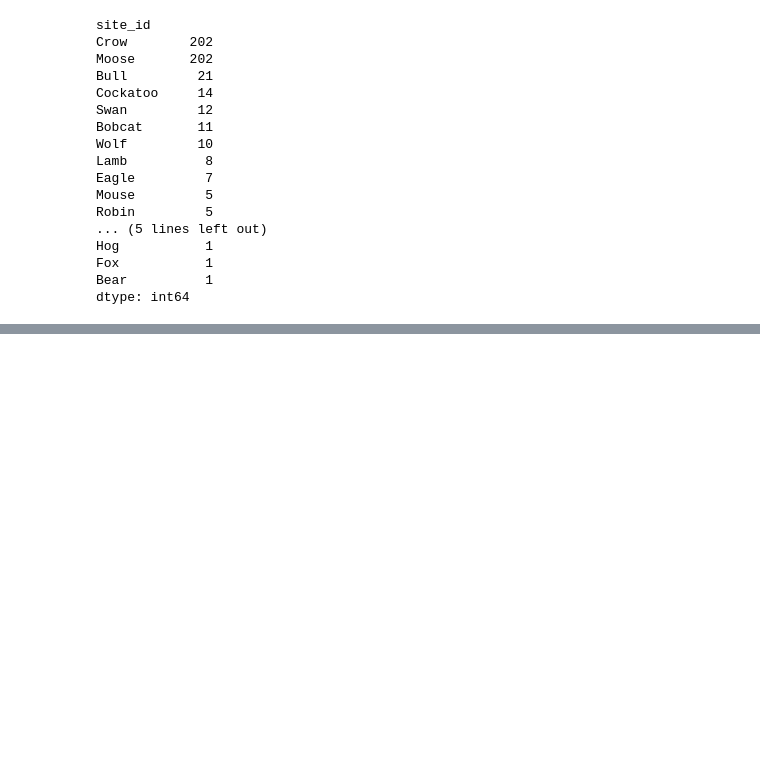
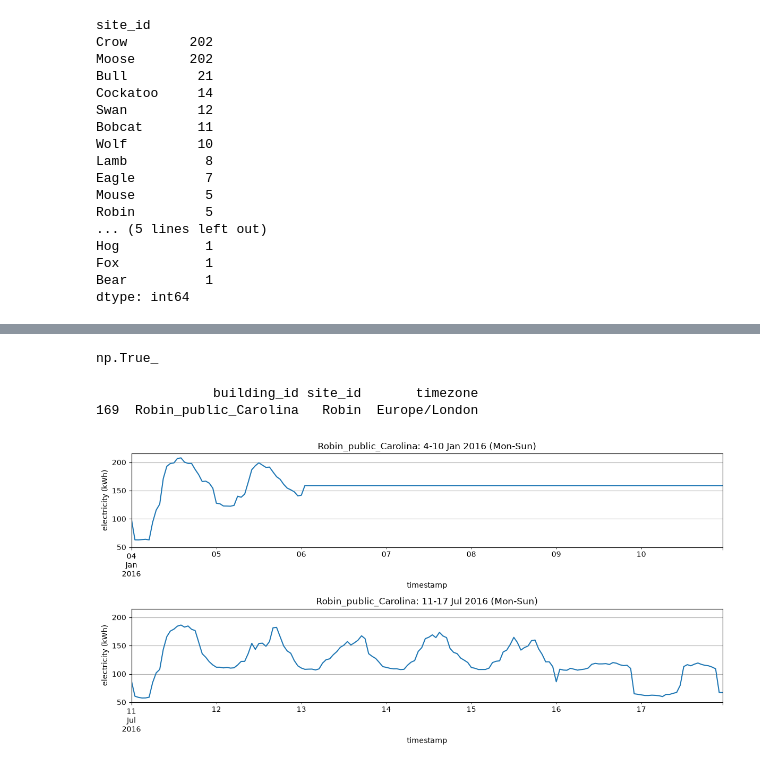
Before and after one commit to sevilkhojasteh/building-energy-trust, a Jupyter notebook: notebooks/01_explore.ipynb, the cells around one changed output, grey strips where cells are left out. Saved outputs shown, nothing was run; the diff lists cells and outputs as text; code cells hidden in the pictures; blank space fills up the shorter version.

Commit message:
Explore BDG2 missing data and fix building filter

```diff
--- a/notebooks/01_explore.ipynb
+++ b/notebooks/01_explore.ipynb
@@ -477,0 +510,23 @@ dtype: int64
+# %%
+(temp["Crow"].isna() == temp["Moose"].isna()).all()
+# %% [output]
+np.True_
+# %%
+import matplotlib.pyplot as plt
+
+meta = pd.read_csv("../data/raw/metadata.csv")
+b = train_buildings[0]
+print(meta.loc[meta["building_id"] == b, ["building_id", "site_id", "timezone"]])
+
+fig, axes = plt.subplots(2, 1, figsize=(12, 6), sharey=True)
+df_elec.loc["2016-01-04":"2016-01-10", b].plot(ax=axes[0], title=f"{b}: 4-10 Jan 2016 (Mon-Sun)")
+df_elec.loc["2016-07-11":"2016-07-17", b].plot(ax=axes[1], title=f"{b}: 11-17 Jul 2016 (Mon-Sun)")
+for ax in axes:
+    ax.set_ylabel("electricity (kWh)")
+    ax.grid(True)
+plt.tight_layout()
+plt.show()
+# %% [output]
+               building_id site_id       timezone
+169  Robin_public_Carolina   Robin  Europe/London
+[figure, added]
```
Also changed, not shown: parts of 7 cells of this notebook.
